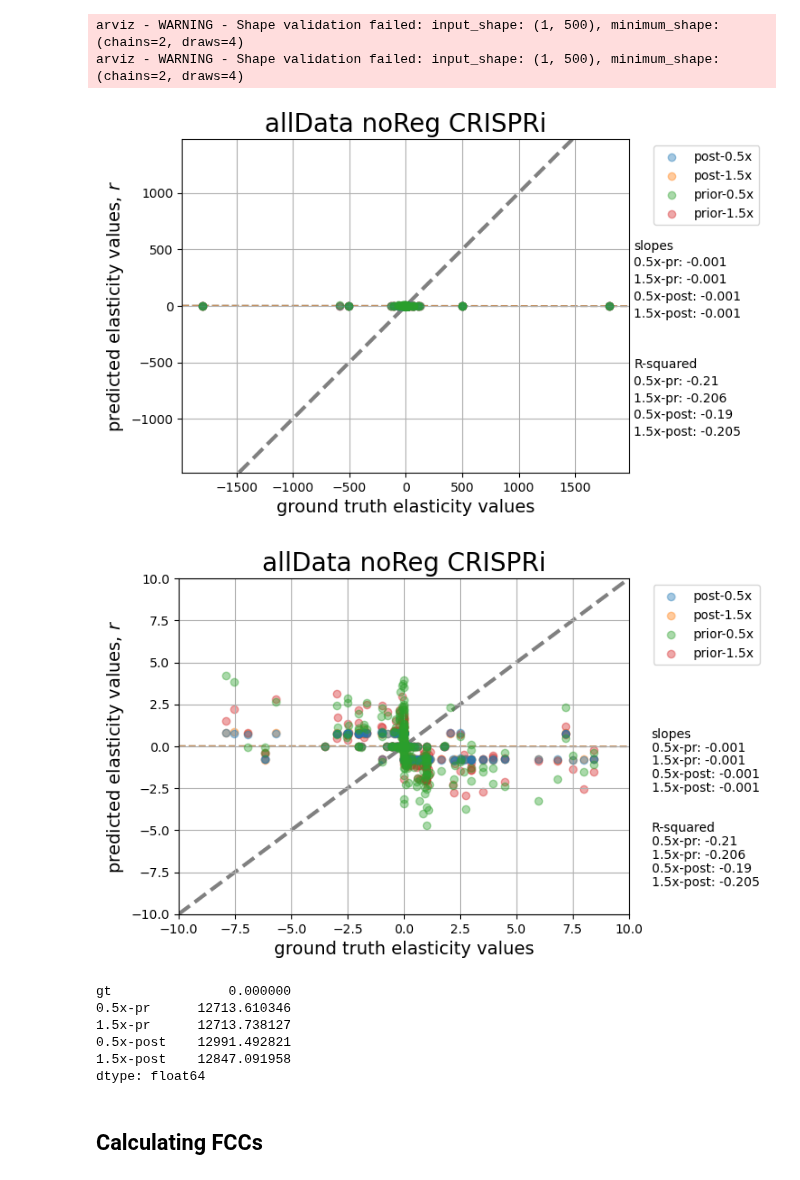
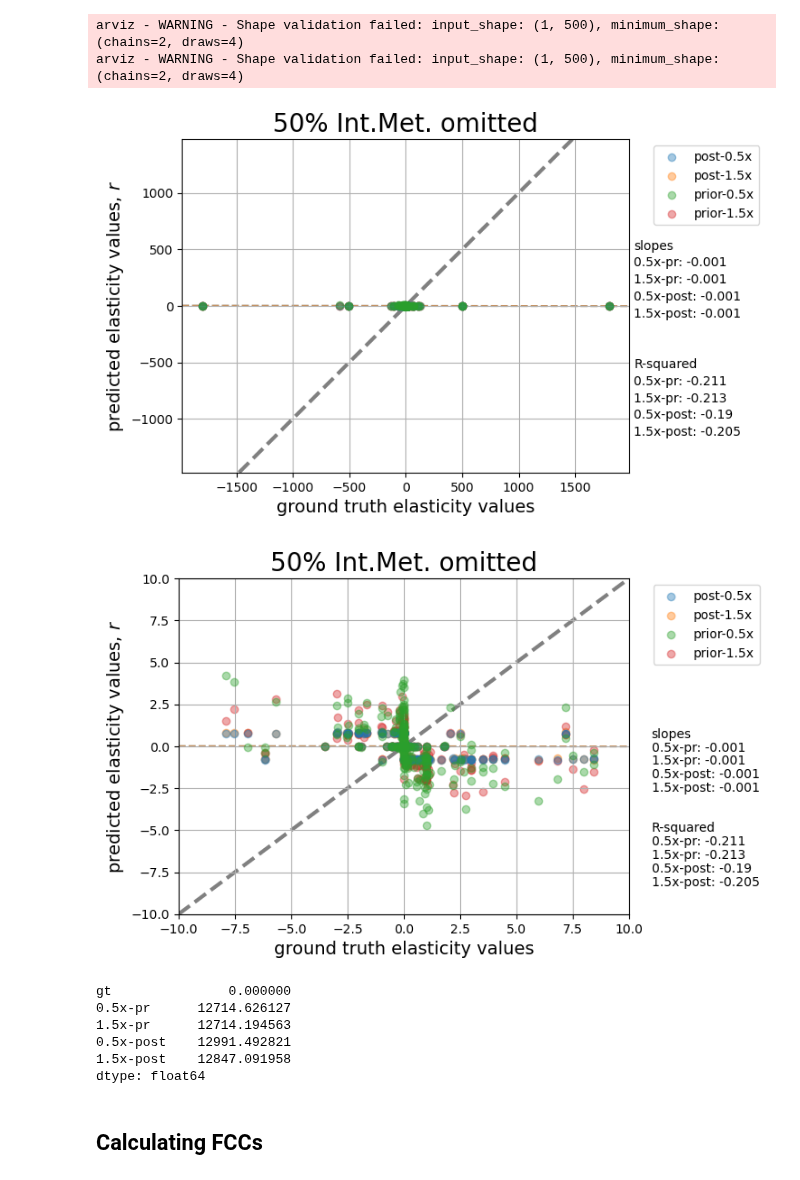
Before and after one commit to sys-bio/BMCA-pipeline, a Jupyter notebook: notebooks/topologyC/topologyC-omitInt50_emll.ipynb, the cells around one changed output. Saved outputs shown, nothing was run; the diff lists cells and outputs as text; code cells hidden in the pictures.

```diff
--- a/notebooks/topologyC/topologyC-omitInt50_emll.ipynb
+++ b/notebooks/topologyC/topologyC-omitInt50_emll.ipynb
@@ -40,7 +40,5 @@ r.steadyState()
 pt_levels = [0.5, 1.5]
 pt_labels = ['0.5x', '1.5x']
 # %%
-data05 = pd.read_csv('../../data/interim/generated_data/topologyC_1/TopologyC_0.5.csv')
-data15 = pd.read_csv('../../data/interim/generated_data/topologyC_1/TopologyC_1.5.csv')
-
-print(data05.shape)
+data05 = pd.read_csv('../../data/interim/generated_data/topologyC/TopologyC_0.5.csv')
+data15 = pd.read_csv('../../data/interim/generated_data/topologyC/TopologyC_1.5.csv')
@@ -295,7 +293,7 @@ plt.grid(True, which='both', axis='both', zorder=0)
 plt.xlabel('ground truth elasticity values', size=14)
 plt.ylabel('predicted elasticity values, $\it{r}$', size=14)
 # plt.title('Parity plot of elasticity values for various \nenzyme perturbation strengths—CRISPRi', size=20)
-plt.title('allData noReg CRISPRi', size=20)
+plt.title('50% Int.Met. omitted', size=20)
 plt.legend(bbox_to_anchor=(1.04, 1), loc="upper left")
 
 left_adjust = 2020
@@ -315,53 +313,52 @@ colors = ['tab:blue', 'tab:orange', 'tab:green', 'tab:red', 'tab:purple']
 for i in range(2):
     plt.axline((0, e_intercepts[i]), slope=e_slopes[i], linestyle='--', alpha=0.6, color=colors[i], zorder=0)
 # %% [output]
-[figure, old version]
+[figure, new version]
 # %%
-# plt.axes().set_aspect('equal', 'datalim')
-
+## Elasticities, comparison of prior and post
 plt.ylim(-10,10)
 plt.xlim(-10,10)
 
 plt.scatter(elasticities_df['gt'], elasticities_df['0.5x-pr'], alpha=0.4, label='post-0.5x', zorder=10)
 plt.scatter(elasticities_df['gt'], elasticities_df['1.5x-pr'], alpha=0.4, label='post-1.5x')
 
 plt.scatter(elasticities_df['gt'], elasticities_df['0.5x-post'], alpha=0.4, label='prior-0.5x', zorder=10)
 plt.scatter(elasticities_df['gt'], elasticities_df['1.5x-post'], alpha=0.4, label='prior-1.5x')
 
 plt.axline([0, 0], [1, 1], c='gray', linestyle='dashed', zorder=1, linewidth=3)
 plt.grid(True, which='both', axis='both', zorder=0)
 plt.xlabel('ground truth elasticity values', size=14)
 plt.ylabel('predicted elasticity values, $\it{r}$', size=14)
 # plt.title('Parity plot of elasticity values for various \nenzyme perturbation strengths—CRISPRi', size=20)
-plt.title('allData noReg CRISPRi', size=20)
+plt.title('50% Int.Met. omitted', size=20)
 plt.legend(bbox_to_anchor=(1.04, 1), loc="upper left")
 
 left_adjust = 11
 line_spacing = 0.8
 slope_start = 0.5
 r2_start = slope_start-(7*line_spacing)
 
 plt.text(left_adjust, slope_start, "slopes")
 for i, label in enumerate(pt_labels[0:5]):
     plt.text(left_adjust, (slope_start-line_spacing)-(i*line_spacing), f'{label}: {e_slopes[i]}')
 
 plt.text(left_adjust, r2_start, 'R-squared')
 for i, label in enumerate(pt_labels[0:5]):
     plt.text(left_adjust, (r2_start-line_spacing)-(i*line_spacing), f'{label}: {e_r2s[i]}')
 
 colors = ['tab:blue', 'tab:orange', 'tab:green', 'tab:red', 'tab:purple']
 for i in range(2):
     plt.axline((0, e_intercepts[i]), slope=e_slopes[i], linestyle='--', alpha=0.6, color=colors[i], zorder=0)
 # %% [output]
-[figure, old version]
+[figure, new version]
 # %%
 # print out MAE for each perturbation strength
 MAE = abs(elasticities_df.sub(elasticities_df['gt'], axis=0)).sum()
 MAE
 # %% [output]
 gt               0.000000
-0.5x-pr      12713.610346
-1.5x-pr      12713.738127
+0.5x-pr      12714.626127
+1.5x-pr      12714.194563
 0.5x-post    12991.492821
 1.5x-post    12847.091958
 dtype: float64
```
Also changed, not shown: parts of 15 cells of this notebook, 3 other files.
